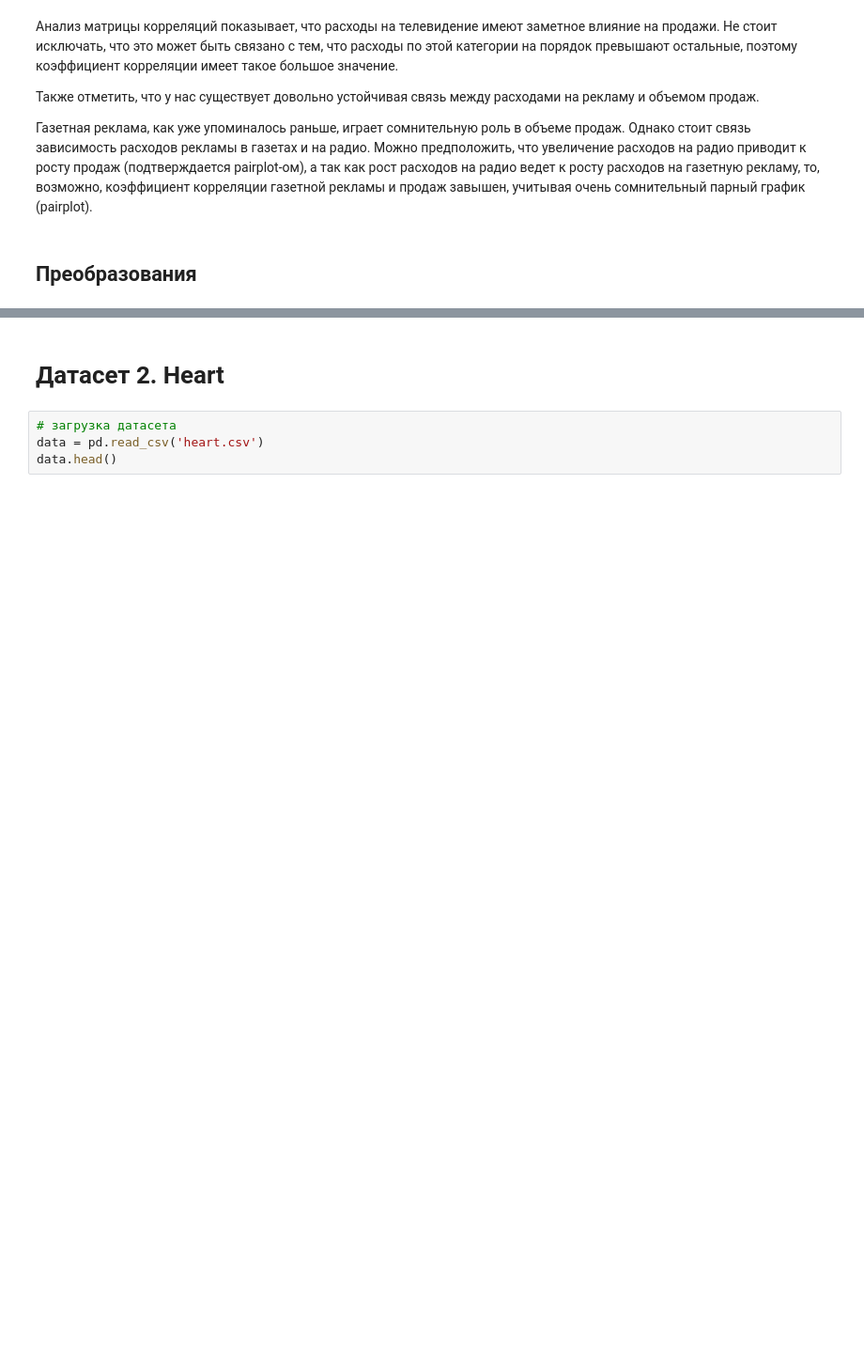
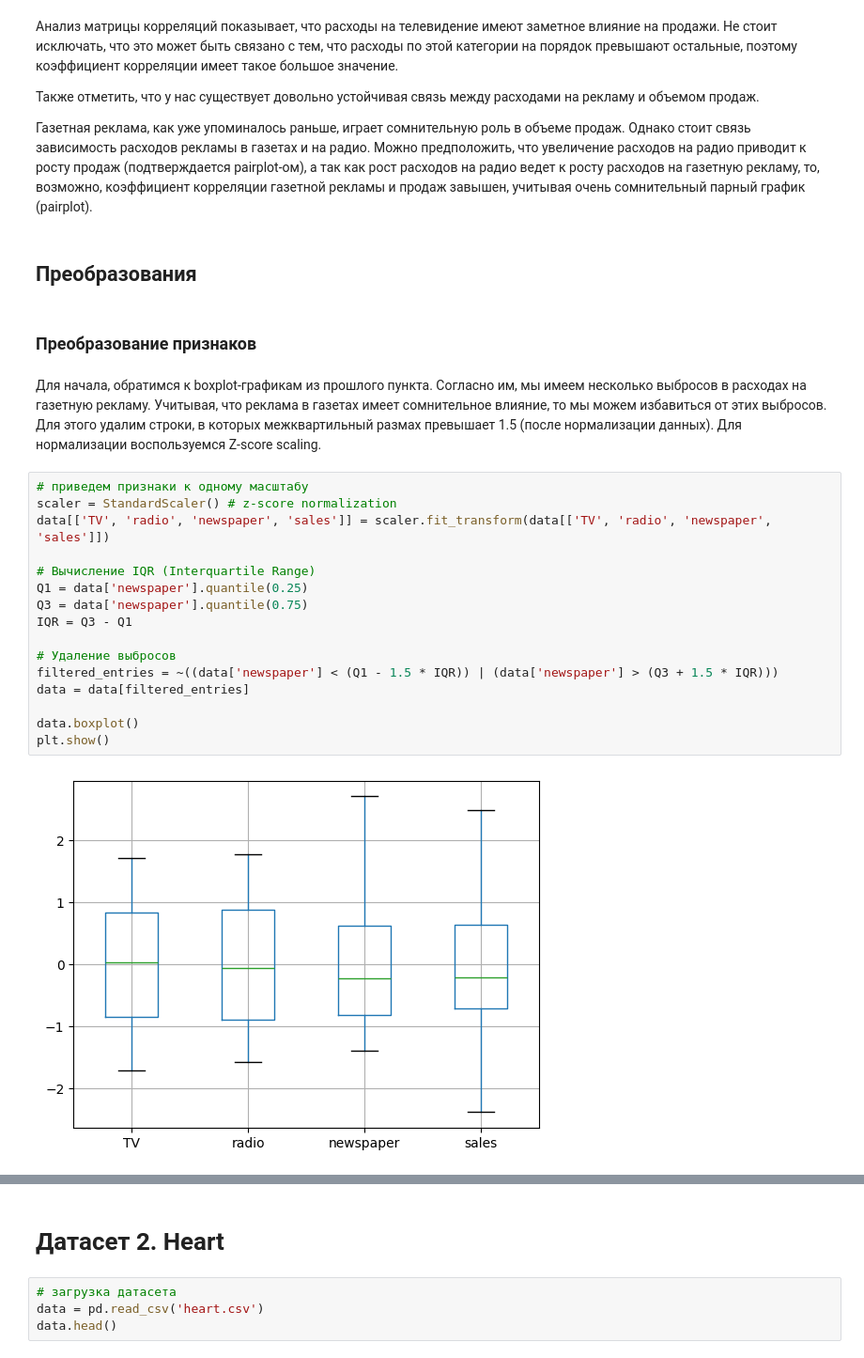
Before and after one commit to edelwiw/MachineLearning, a Jupyter notebook: Lab1.ipynb, the cells around one changed output, grey strips where cells are left out. Shown at 94% size. Cells and saved outputs as stored; diff of their text form; blank space fills up the shorter version.

```diff
--- a/Lab1.ipynb
+++ b/Lab1.ipynb
@@ -258,3 +261,25 @@ sales      0.782224  0.576223   0.228299  1.000000
 Газетная реклама, как уже упоминалось раньше, играет сомнительную роль в объеме продаж. Однако стоит связь зависимость расходов рекламы в газетах и на радио. Можно предположить, что увеличение расходов на радио приводит к росту продаж (подтверждается pairplot-ом), а так как рост расходов на радио ведет к росту расходов на газетную рекламу, то, возможно, коэффициент корреляции газетной рекламы и продаж завышен, учитывая очень сомнительный парный график (pairplot).
 # %% [markdown]
 ## Преобразования
+# %% [markdown]
+### Преобразование признаков
+# %% [markdown]
+Для начала, обратимся к boxplot-графикам из прошлого пункта. Согласно им, мы имеем несколько выбросов в расходах на газетную рекламу. Учитывая, что реклама в газетах имеет сомнительное влияние, то мы можем избавиться от этих выбросов. Для этого удалим строки, в которых межквартильный размах превышает 1.5 (после нормализации данных). Для нормализации воспользуемся Z-score scaling.
+# %%
+# приведем признаки к одному масштабу
+scaler = StandardScaler() # z-score normalization
+data[['TV', 'radio', 'newspaper', 'sales']] = scaler.fit_transform(data[['TV', 'radio', 'newspaper', 'sales']])
+
+# Вычисление IQR (Interquartile Range)
+Q1 = data['newspaper'].quantile(0.25)
+Q3 = data['newspaper'].quantile(0.75)
+IQR = Q3 - Q1
+
+# Удаление выбросов
+filtered_entries = ~((data['newspaper'] < (Q1 - 1.5 * IQR)) | (data['newspaper'] > (Q3 + 1.5 * IQR)))
+data = data[filtered_entries]
+
+data.boxplot()
+plt.show()
+# %% [output]
+[figure, added]
```
Also changed, not shown: parts of 13 cells of this notebook, 1 other file.
